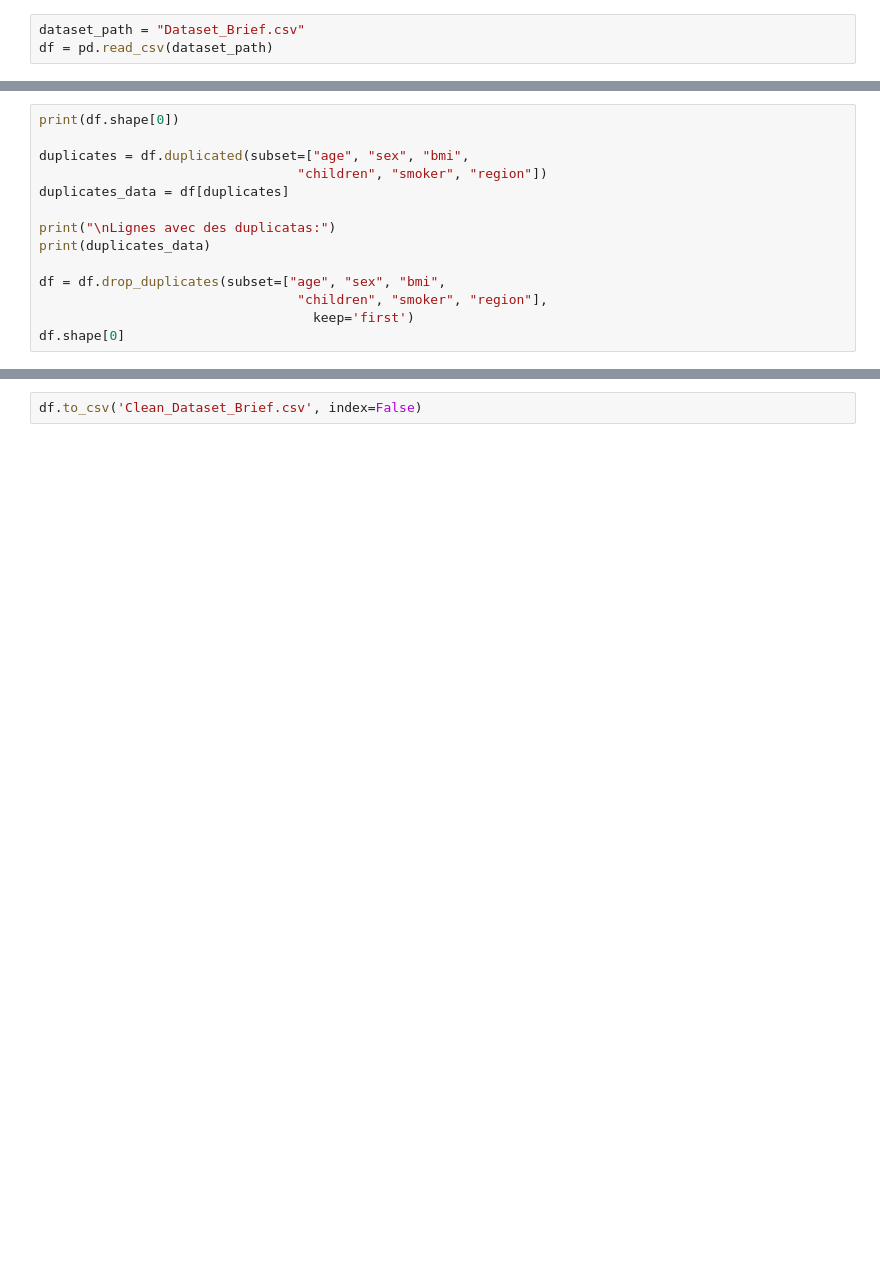
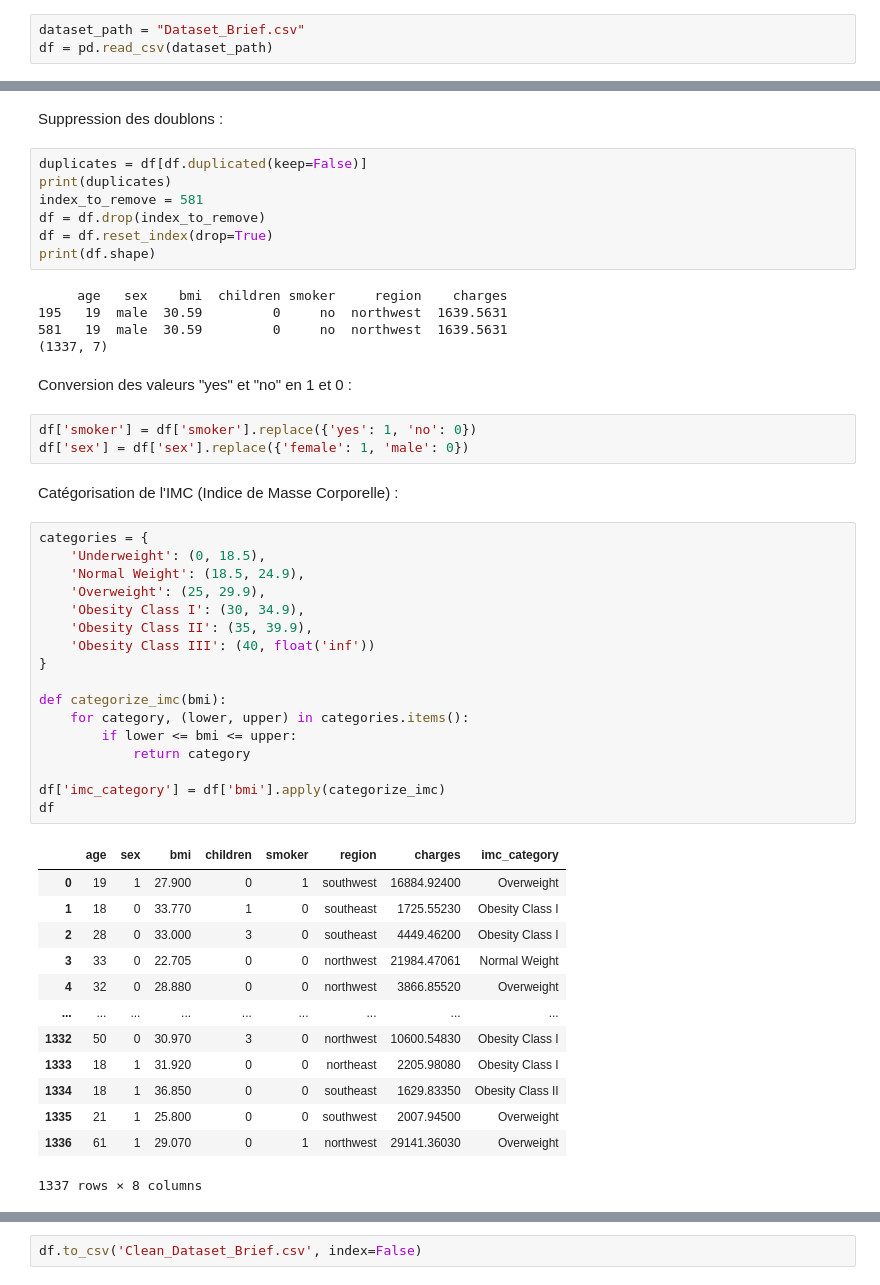
Before and after one commit to ElieLECAS/Assurance_FE, a Jupyter notebook: NoteBook_Netoyage.ipynb, the cells around one changed output, grey strips where cells are left out. Saved outputs shown, nothing was run; the diff lists cells and outputs as text; blank space fills up the shorter version.

```diff
--- a/NoteBook_Netoyage.ipynb
+++ b/NoteBook_Netoyage.ipynb
@@ -32,14 +25,0 @@ df = df.dropna()
-# %%
-print(df.shape[0])
-
-duplicates = df.duplicated(subset=["age", "sex", "bmi",
-                                 "children", "smoker", "region"])
-duplicates_data = df[duplicates]
-
-print("\nLignes avec des duplicatas:")
-print(duplicates_data)
-
-df = df.drop_duplicates(subset=["age", "sex", "bmi",
-                                 "children", "smoker", "region"],
-                                   keep='first')
-df.shape[0]
@@ -139,0 +26,52 @@ df.describe()
+# %% [markdown]
+Suppression des doublons :
+# %%
+duplicates = df[df.duplicated(keep=False)]
+print(duplicates)
+index_to_remove = 581
+df = df.drop(index_to_remove)
+df = df.reset_index(drop=True)
+print(df.shape)
+# %% [output]
+     age   sex    bmi  children smoker     region    charges
+195   19  male  30.59         0     no  northwest  1639.5631
+581   19  male  30.59         0     no  northwest  1639.5631
+(1337, 7)
+# %% [markdown]
+Conversion des valeurs "yes" et "no" en 1 et 0 :
+# %%
+df['smoker'] = df['smoker'].replace({'yes': 1, 'no': 0})
+df['sex'] = df['sex'].replace({'female': 1, 'male': 0})
+# %% [markdown]
+Catégorisation de l'IMC (Indice de Masse Corporelle) :
+# %%
+categories = {
+    'Underweight': (0, 18.5),
+    'Normal Weight': (18.5, 24.9),
+    'Overweight': (25, 29.9),
+    'Obesity Class I': (30, 34.9),
+    'Obesity Class II': (35, 39.9),
+    'Obesity Class III': (40, float('inf'))
+}
+
+def categorize_imc(bmi):
+    for category, (lower, upper) in categories.items():
+        if lower <= bmi <= upper:
+            return category
+
+df['imc_category'] = df['bmi'].apply(categorize_imc)
+df
+# %% [output]
+|  | age | sex | bmi | children | smoker | region | charges | imc_category |
+| 0 | 19 | 1 | 27.900 | 0 | 1 | southwest | 16884.92400 | Overweight |
+| 1 | 18 | 0 | 33.770 | 1 | 0 | southeast | 1725.55230 | Obesity Class I |
+| 2 | 28 | 0 | 33.000 | 3 | 0 | southeast | 4449.46200 | Obesity Class I |
+| 3 | 33 | 0 | 22.705 | 0 | 0 | northwest | 21984.47061 | Normal Weight |
+| 4 | 32 | 0 | 28.880 | 0 | 0 | northwest | 3866.85520 | Overweight |
+| ... | ... | ... | ... | ... | ... | ... | ... | ... |
+| 1332 | 50 | 0 | 30.970 | 3 | 0 | northwest | 10600.54830 | Obesity Class I |
+| 1333 | 18 | 1 | 31.920 | 0 | 0 | northeast | 2205.98080 | Obesity Class I |
+| 1334 | 18 | 1 | 36.850 | 0 | 0 | southeast | 1629.83350 | Obesity Class II |
+| 1335 | 21 | 1 | 25.800 | 0 | 0 | southwest | 2007.94500 | Overweight |
+| 1336 | 61 | 1 | 29.070 | 0 | 1 | northwest | 29141.36030 | Overweight |
+1337 rows × 8 columns
```
Also changed, not shown: parts of 22 cells of this notebook, 6 other files.
